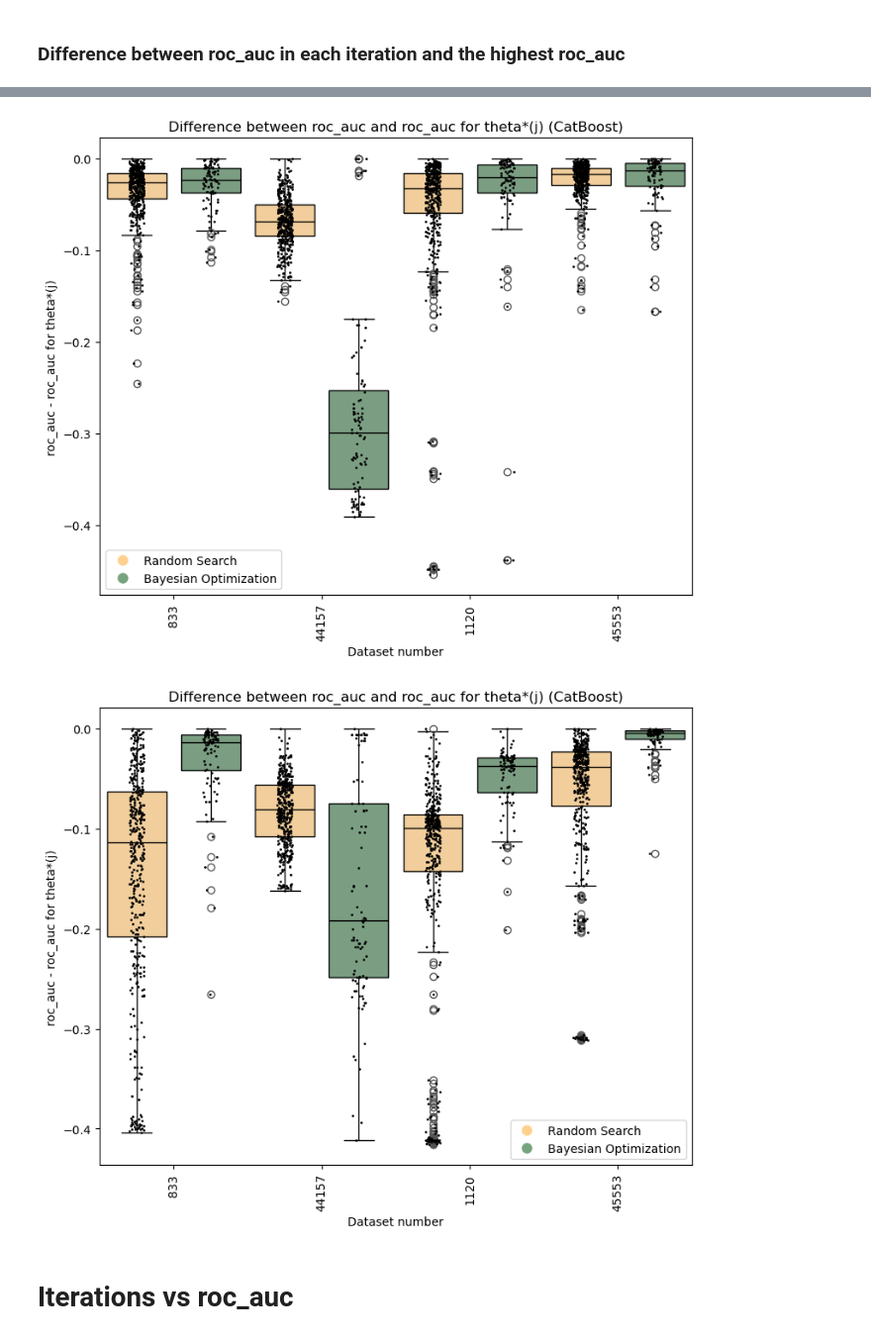
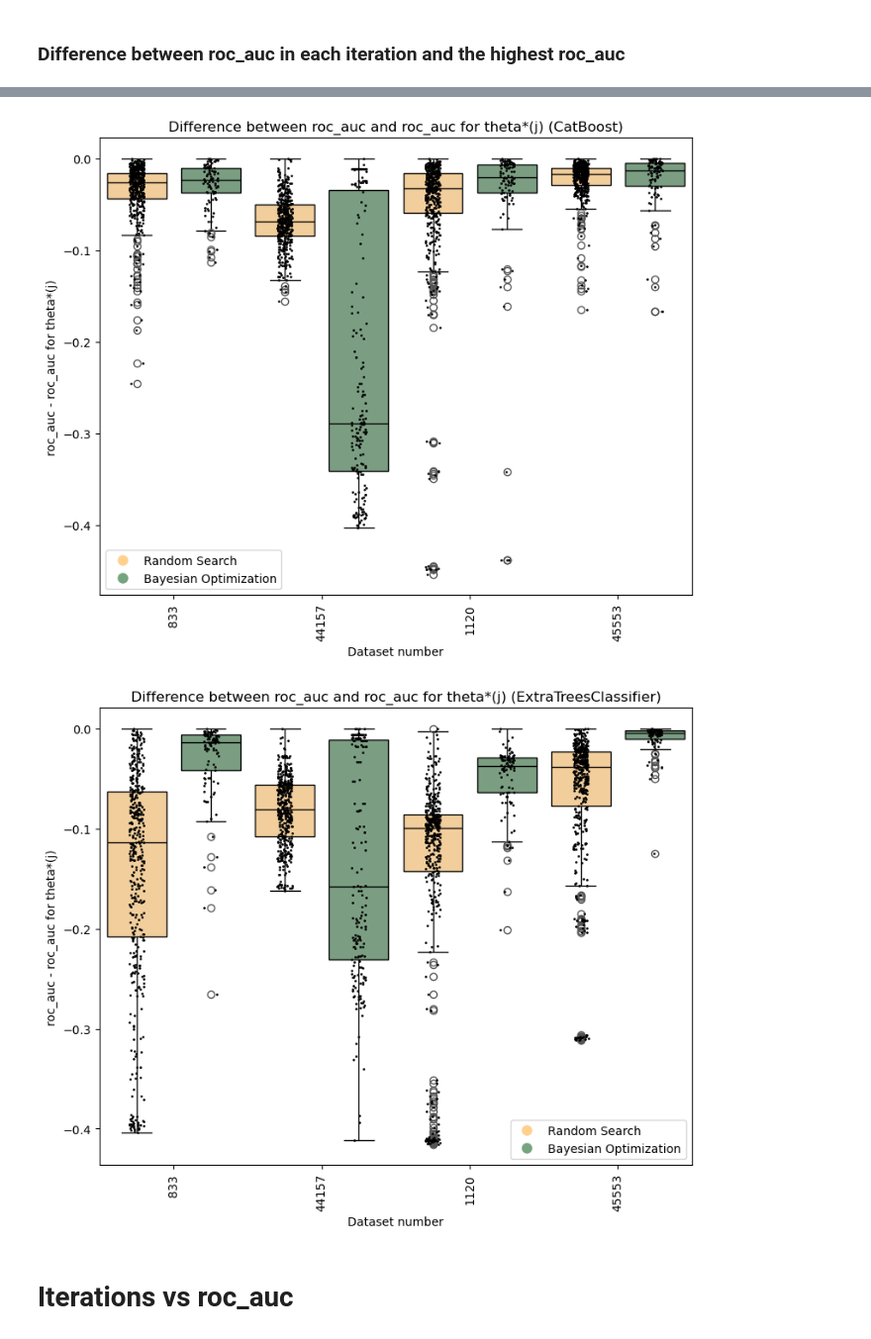
Before and after one commit to kateqwerty001/AutoML-tunability, a Jupyter notebook: LargeParamGrids/AnalysisLargeParamGrid_all.ipynb, the cells around one changed output, grey strips where cells are left out. Shown at 99% size. Cells and saved outputs as stored; diff of their text form; code cells hidden in the pictures.

```diff
--- a/LargeParamGrids/AnalysisLargeParamGrid_all.ipynb
+++ b/LargeParamGrids/AnalysisLargeParamGrid_all.ipynb
@@ -59,6 +59,7 @@ ExtraTreesClassifier_4_random.columns = ['roc_auc_4', 'n_estimators','max_depth'
 # load data - SVM
 svm_1_bayes = pd.read_csv('BayesSearch/SupportVectorMachine/svm_1.csv')
 svm_2_bayes = pd.read_csv('BayesSearch/SupportVectorMachine/svm_2.csv')
+svm_2_bayes = pd.read_csv('BayesSearch/SupportVectorMachine/svm_2_200.csv')
 svm_3_bayes = pd.read_csv('BayesSearch/SupportVectorMachine/svm_3.csv')
 svm_4_bayes = pd.read_csv('BayesSearch/SupportVectorMachine/svm_4.csv')
 
@@ -74,6 +75,7 @@ svm_4_bayes.columns = ['C', 'degree', 'gamma', 'kernel', 'roc_auc_4']
 # load data - CatBoost
 catboost_1_bayes = pd.read_csv('BayesSearch/CatBoost/catboost_1.csv')
 catboost_2_bayes = pd.read_csv('BayesSearch/CatBoost/catboost_2.csv')
+catboost_2_bayes = pd.read_csv('BayesSearch/CatBoost/catboost_2_200.csv')
 catboost_3_bayes = pd.read_csv('BayesSearch/CatBoost/catboost_3.csv')
 catboost_4_bayes = pd.read_csv('BayesSearch/CatBoost/catboost_4.csv')
 
@@ -89,6 +91,7 @@ catboost_4_bayes.columns = ['colsample_bylevel', 'depth', 'iterations', 'l2_leaf
 # load data - ExtraTreesClassifier
 ExtraTreesClassifier_1_bayes = pd.read_csv('BayesSearch/ExtraTreesClassifier/extra_trees_1.csv')
 ExtraTreesClassifier_2_bayes = pd.read_csv('BayesSearch/ExtraTreesClassifier/extra_trees_2.csv')
+ExtraTreesClassifier_2_bayes = pd.read_csv('BayesSearch/ExtraTreesClassifier/extra_trees_2_200.csv')
 ExtraTreesClassifier_3_bayes = pd.read_csv('BayesSearch/ExtraTreesClassifier/extra_trees_3.csv')
 ExtraTreesClassifier_4_bayes = pd.read_csv('BayesSearch/ExtraTreesClassifier/extra_trees_4.csv')
 
@@ -525,40 +528,40 @@ legend_handles = [Line2D([0], [0], marker='o', color='w', markerfacecolor='#FFD1
 plt.legend(handles=legend_handles)
 plt.show()
 # %% [output]
-[figure, old version]
+[figure, new version]
 # %%
 # ExtraTreesClassifier
 data_for_plot = pd.DataFrame()
 data_for_plot['random_833'] = ExtraTreesClassifier_1_random['roc_auc_1'] - extra_trees_theta_star_1_random['roc_auc_1']
 data_for_plot['bayes_833'] = ExtraTreesClassifier_1_bayes['roc_auc_1'] - extra_trees_theta_star_1_bayes['roc_auc_1']
 
 data_for_plot['random_44157'] = ExtraTreesClassifier_2_random['roc_auc_2'] - extra_trees_theta_star_2_random['roc_auc_2']
 data_for_plot['bayes_44157'] = ExtraTreesClassifier_2_bayes['roc_auc_2'] - extra_trees_theta_star_2_bayes['roc_auc_2']
 
 data_for_plot['random_1120'] = ExtraTreesClassifier_3_random['roc_auc_3'] - extra_trees_theta_star_3_random['roc_auc_3']
 data_for_plot['bayes_1120'] = ExtraTreesClassifier_3_bayes['roc_auc_3'] - extra_trees_theta_star_3_bayes['roc_auc_3']
 
 data_for_plot['random_45553'] = ExtraTreesClassifier_4_random['roc_auc_4'] - extra_trees_theta_star_4_random['roc_auc_4']
 data_for_plot['bayes_45553'] = ExtraTreesClassifier_4_bayes['roc_auc_4'] - extra_trees_theta_star_4_bayes['roc_auc_4']
 
 colors = ['#FFD18E', '#75A47F', '#FFD18E', '#75A47F', '#FFD18E', '#75A47F', '#FFD18E', '#75A47F']
 
 plt.figure(figsize=(9, 7))
 sns.boxplot(data=data_for_plot, palette=colors, boxprops=dict(edgecolor='black'), whiskerprops=dict(color='black'), capprops=dict(color='black'), medianprops=dict(color='black'))
 sns.stripplot(data=data_for_plot, jitter=True, color="black", size=2, edgecolor='black')
 
-plt.title('Difference between roc_auc and roc_auc for theta*(j) (CatBoost)')
+plt.title('Difference between roc_auc and roc_auc for theta*(j) (ExtraTreesClassifier)')
 plt.ylabel('roc_auc - roc_auc for theta*(j)')
 plt.xlabel('Dataset number', rotation=0)
 plt.xticks(rotation=90, ticks=[0.5, 2.5, 4.5, 6.5], labels=['833', '44157', '1120', '45553'])
 
 legend_handles = [Line2D([0], [0], marker='o', color='w', markerfacecolor='#FFD18E', markersize=10, label='Random Search'),
                 Line2D([0], [0], marker='o', color='w', markerfacecolor='#75A47F', markersize=10, label='Bayesian Optimization')]
 
 plt.legend(handles=legend_handles)
 plt.show()
 # %% [output]
-[figure, old version]
+[figure, new version]
 # %% [markdown]
 # Iterations vs roc_auc
 # %% [markdown]
```
Also changed, not shown: parts of 14 cells of this notebook.
